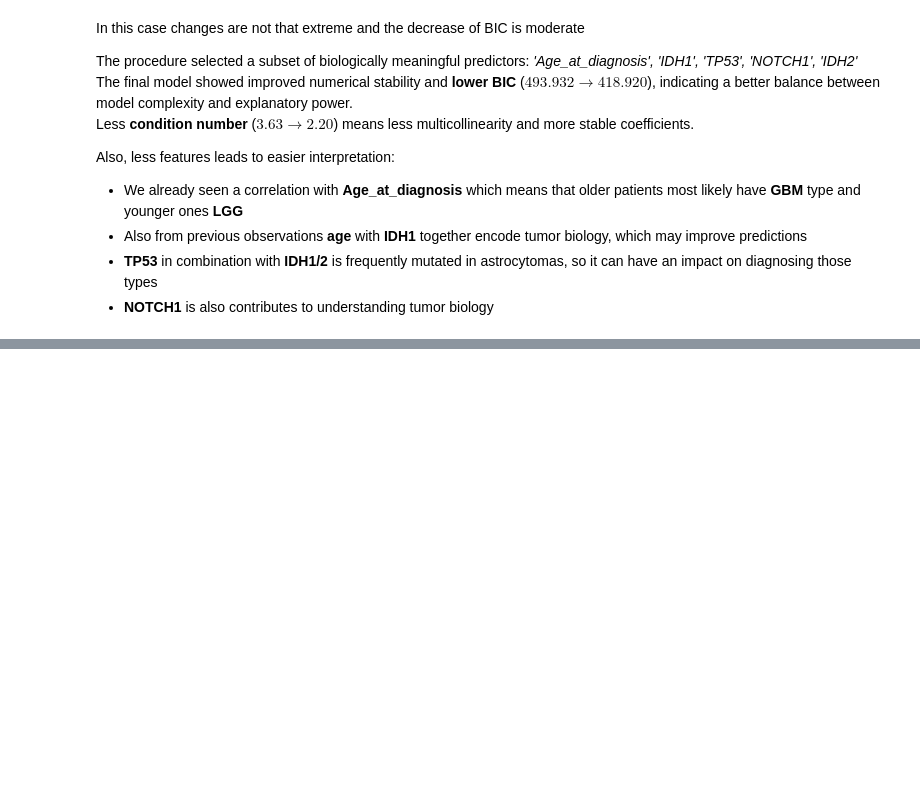
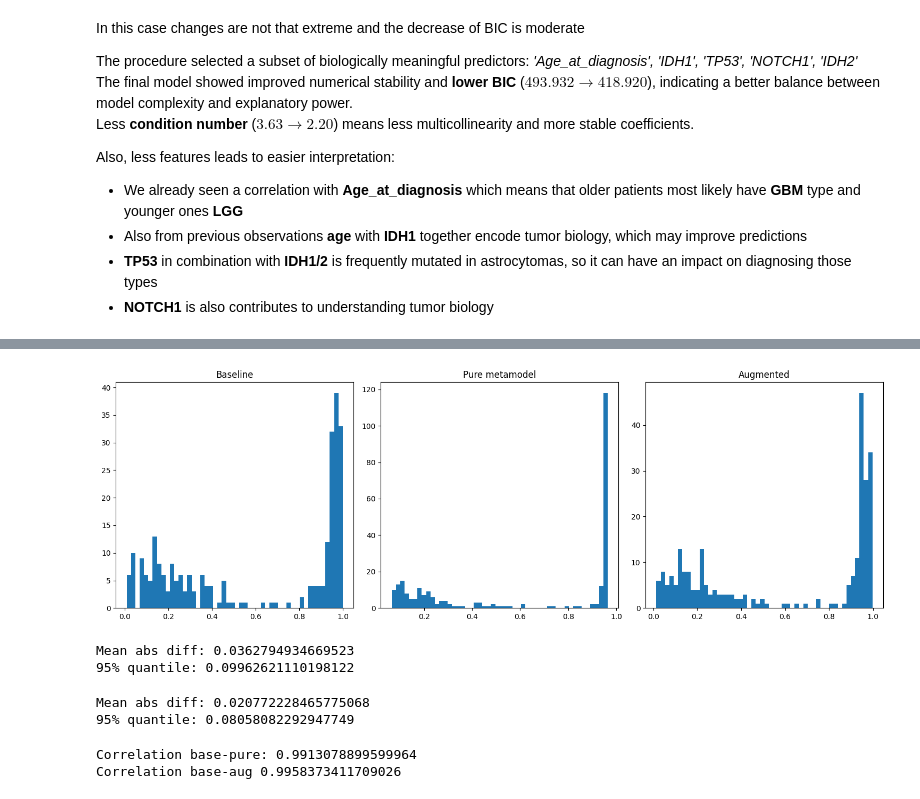
Before and after one commit to owmtgf/IAD_MAG_ML, a Jupyter notebook: LAB1/main.ipynb, the cells around one changed output, grey strips where cells are left out. Cells and saved outputs as stored; diff of their text form; code cells hidden in the pictures; blank space fills up the shorter version.

Commit message:
Add meta-dataset creation and utilization, add analysis suggestions, add test submission

```diff
--- a/LAB1/main.ipynb
+++ b/LAB1/main.ipynb
@@ -891,0 +898,10 @@ Also, less features leads to easier interpretation:
+# %%
+baseline_model = LogisticRegression(
+    penalty="l1",
+    solver="liblinear",
+    max_iter=500,
+    random_state=42
+)
+
+baseline_model.fit(X_train, y_train)
+y_test_proba_baseline = baseline_model.predict_proba(X_test)[:, 1]
@@ -891,0 +961,23 @@ Also, less features leads to easier interpretation:
+# %%
+meta_X, _ = create_meta_dataset(X_train, y_train)
+
+aug_model = LogisticRegression(
+    penalty="l1",
+    solver="liblinear",
+    max_iter=500,
+    random_state=42
+)
+
+aug_model = train_meta_augmented_model(
+    aug_model,
+    X_train,
+    meta_X,
+    y_train
+)
+
+y_test_proba_augmented = infer_meta_augmented_model(
+    aug_model,
+    X_train,
+    y_train,
+    X_test
+)
@@ -891,0 +1011,38 @@ Also, less features leads to easier interpretation:
+# %%
+fig, axes = plt.subplots(1, 3, figsize=(15, 5))
+axes[0].hist(y_test_proba_baseline, bins=50)
+axes[0].set_title("Baseline")
+axes[1].hist(y_test_proba_pure, bins=50)
+axes[1].set_title("Pure metamodel")
+axes[2].hist(y_test_proba_augmented, bins=50)
+axes[2].set_title("Augmented")
+plt.tight_layout()
+plt.show()
+# %% [output]
+[figure, added]
+# %%
+diff_base_vs_pure = np.abs(
+    y_test_proba_baseline - y_test_proba_pure
+)
+
+print("Mean abs diff:", diff_base_vs_pure.mean())
+print("95% quantile:", np.quantile(diff_base_vs_pure, 0.95))
+# %% [output]
+Mean abs diff: 0.0362794934669523
+95% quantile: 0.09962621110198122
+# %%
+diff_base_vs_aug = np.abs(
+    y_test_proba_baseline - y_test_proba_augmented
+)
+
+print("Mean abs diff:", diff_base_vs_aug.mean())
+print("95% quantile:", np.quantile(diff_base_vs_aug, 0.95))
+# %% [output]
+Mean abs diff: 0.020772228465775068
+95% quantile: 0.08058082292947749
+# %%
+print("Correlation base-pure:", np.corrcoef(y_test_proba_baseline, y_test_proba_pure)[0, 1])
+print("Correlation base-aug", np.corrcoef(y_test_proba_baseline, y_test_proba_augmented)[0, 1])
+# %% [output]
+Correlation base-pure: 0.9913078899599964
+Correlation base-aug 0.9958373411709026
```
Also changed, not shown: parts of 7 cells of this notebook, 4 other files.
